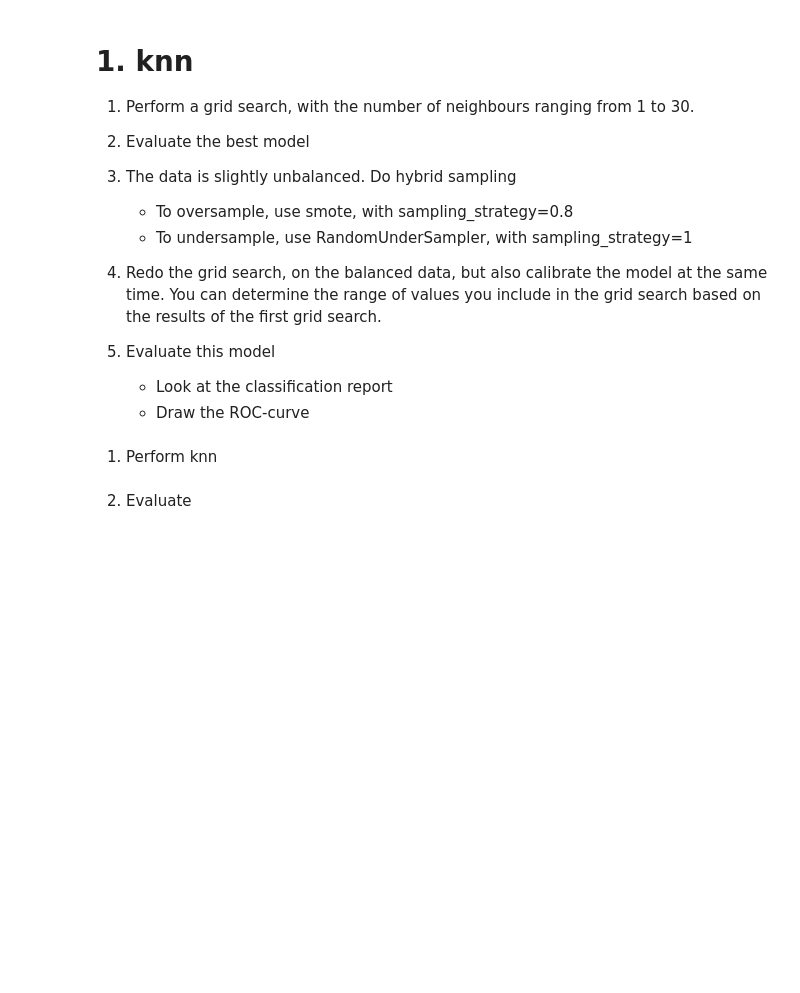
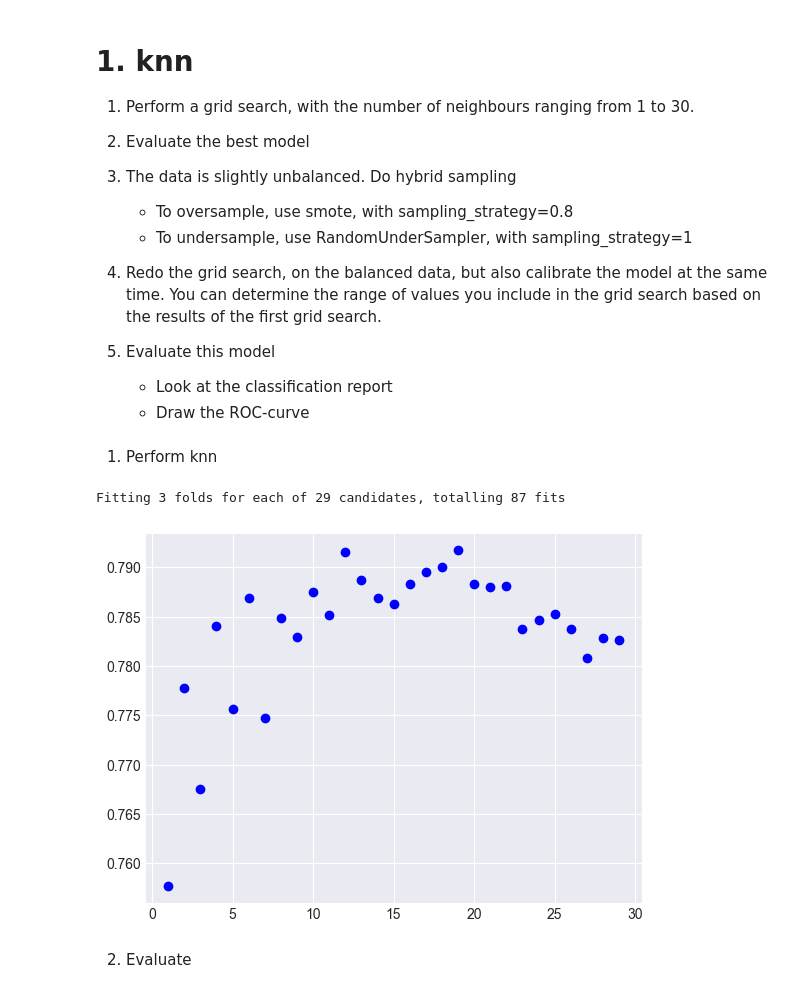
Before and after one commit to Vicba/MachineLearningSchool, a Jupyter notebook: labs/Classification/Class5-6_labo.ipynb, the cells around one changed output. Drawn from its saved outputs; the diff is of its cells as text; code cells hidden in the pictures; blank space fills up the shorter version.

```diff
--- a/labs/Classification/Class5-6_labo.ipynb
+++ b/labs/Classification/Class5-6_labo.ipynb
@@ -537,5 +537,24 @@ plt.show()
     + Draw the ROC-curve
 # %% [markdown]
 1. Perform knn
+# %%
+# 5cv voor de regression
+# 3cv voor neighbours
+
+from sklearn.neighbors import KNeighborsClassifier
+from sklearn.model_selection import GridSearchCV
+n_neighbors = np.arange(1,30)
+param_grid = {'n_neighbors': n_neighbors}
+knn = KNeighborsClassifier( )
+grid_search = GridSearchCV(estimator = knn, param_grid = param_grid, scoring=prec_scorer ,cv = 3,  verbose=2, n_jobs = -1)
+grid_search.fit(X_train_stand, y_train)
+grid_search.best_params_
+
+out2 = pd.DataFrame(grid_search.cv_results_)
+xlabel_names = ['n_neighbors']
+plt.scatter(out2['param_n_neighbors'], out2['mean_test_score'], c='blue');
+# %% [output]
+Fitting 3 folds for each of 29 candidates, totalling 87 fits
+[figure, added]
 # %% [markdown]
 2. Evaluate
```
Also changed, not shown: parts of 19 cells of this notebook, 2 other files.
